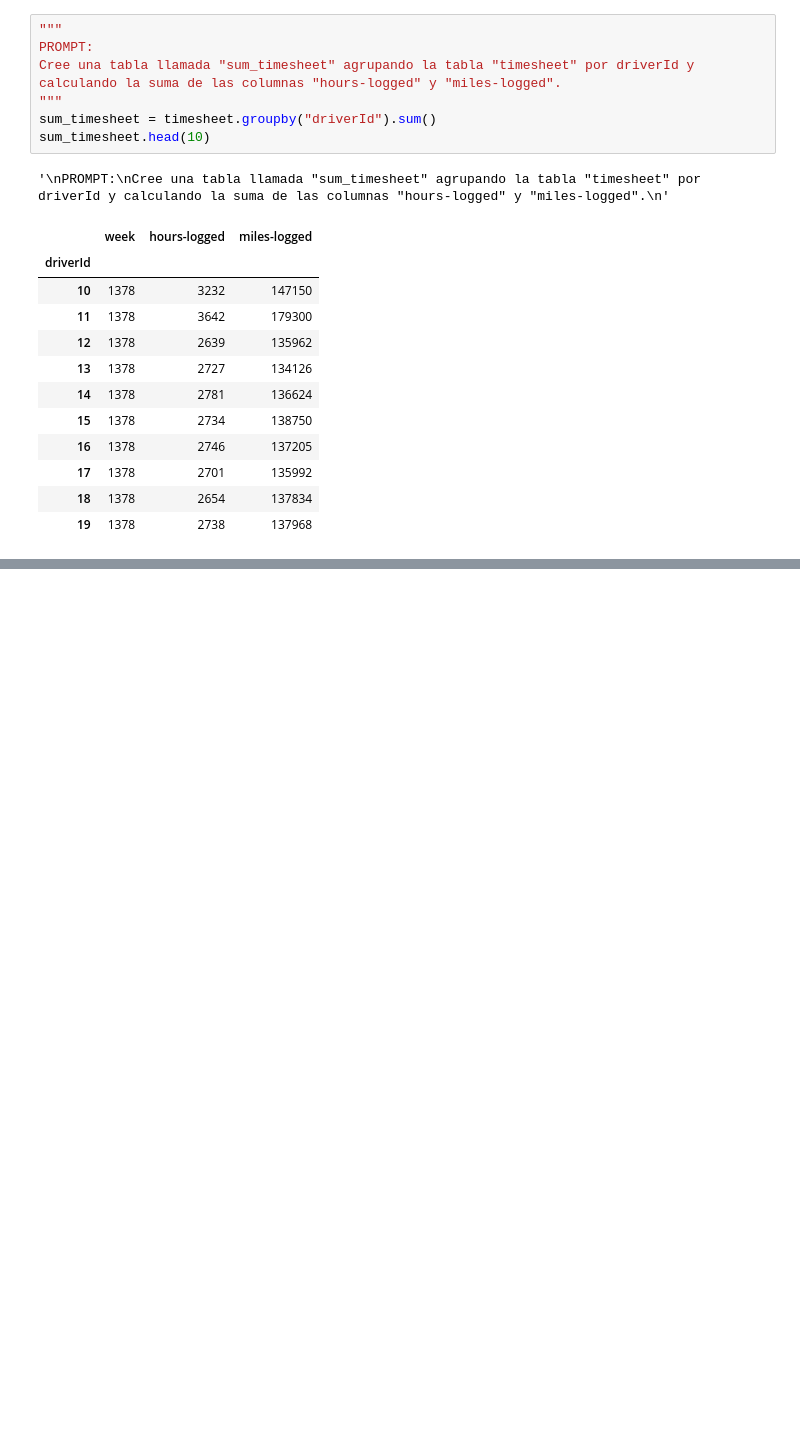
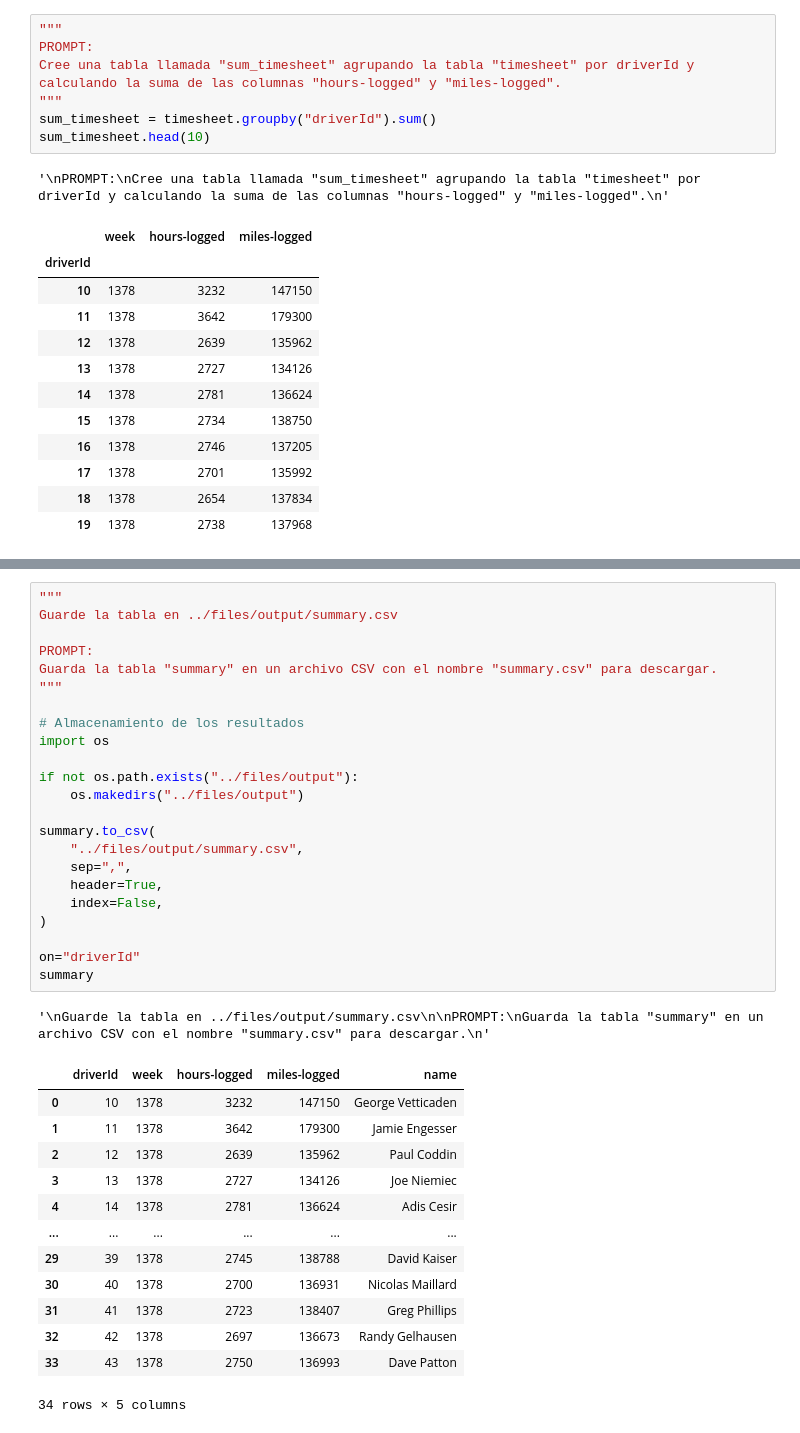
Before and after one commit to 2024-2-fundamentos-de-analitica/2024-2-PRE-07-manipulacion-de-datos-con-chatgpt-JPMarin06UNAL, a Jupyter notebook: homework/notebook.ipynb, the cells around one changed output, grey strips where cells are left out. Saved outputs shown, nothing was run; the diff lists cells and outputs as text; blank space fills up the shorter version.

```diff
--- a/homework/notebook.ipynb
+++ b/homework/notebook.ipynb
@@ -152,0 +197,38 @@ timesheet.groupby("driverId")["hours-logged"].agg(["min", "max"])
+# %%
+"""
+Guarde la tabla en ../files/output/summary.csv
+
+PROMPT:
+Guarda la tabla "summary" en un archivo CSV con el nombre "summary.csv" para descargar.
+"""
+
+# Almacenamiento de los resultados
+import os
+
+if not os.path.exists("../files/output"):
+    os.makedirs("../files/output")
+
+summary.to_csv(
+    "../files/output/summary.csv",
+    sep=",",
+    header=True,
+    index=False,
+)
+
+on="driverId"
+summary
+# %% [output]
+'\nGuarde la tabla en ../files/output/summary.csv\n\nPROMPT:\nGuarda la tabla "summary" en un archivo CSV con el nombre "summary.csv" para descargar.\n'
+|  | driverId | week | hours-logged | miles-logged | name |
+| 0 | 10 | 1378 | 3232 | 147150 | George Vetticaden |
+| 1 | 11 | 1378 | 3642 | 179300 | Jamie Engesser |
+| 2 | 12 | 1378 | 2639 | 135962 | Paul Coddin |
+| 3 | 13 | 1378 | 2727 | 134126 | Joe Niemiec |
+| 4 | 14 | 1378 | 2781 | 136624 | Adis Cesir |
+| ... | ... | ... | ... | ... | ... |
+| 29 | 39 | 1378 | 2745 | 138788 | David Kaiser |
+| 30 | 40 | 1378 | 2700 | 136931 | Nicolas Maillard |
+| 31 | 41 | 1378 | 2723 | 138407 | Greg Phillips |
+| 32 | 42 | 1378 | 2697 | 136673 | Randy Gelhausen |
+| 33 | 43 | 1378 | 2750 | 136993 | Dave Patton |
+34 rows × 5 columns
```
Also changed, not shown: parts of 4 cells of this notebook, 2 other files.
